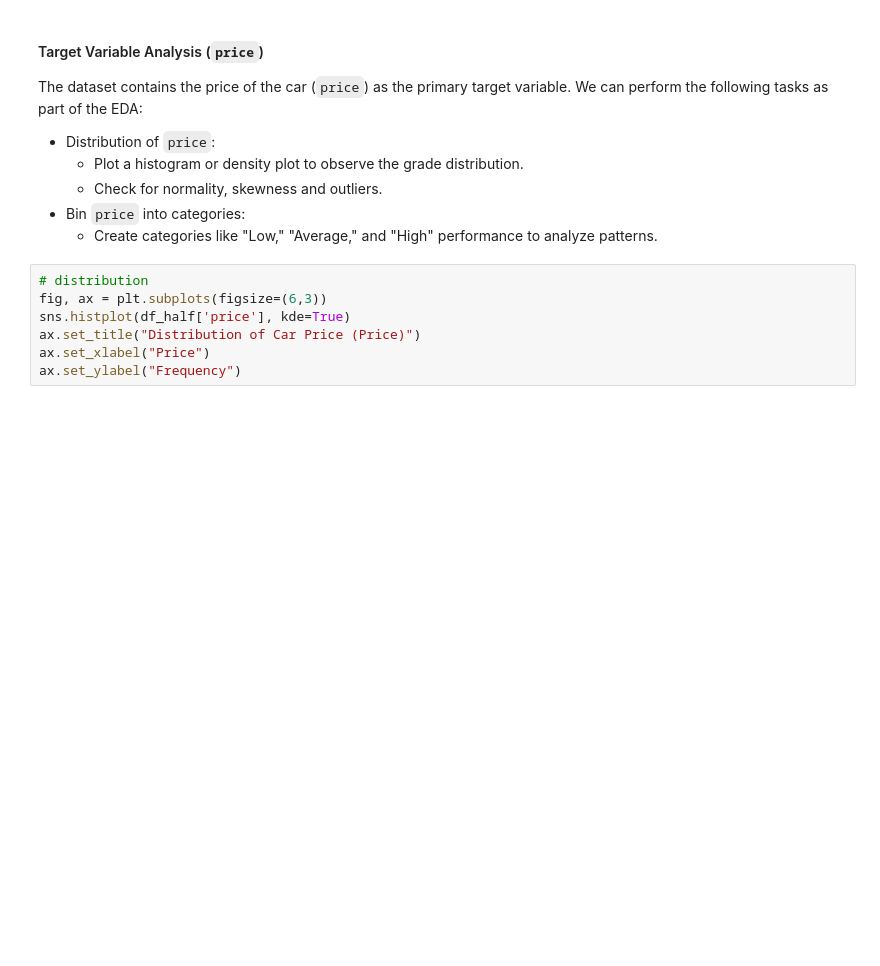
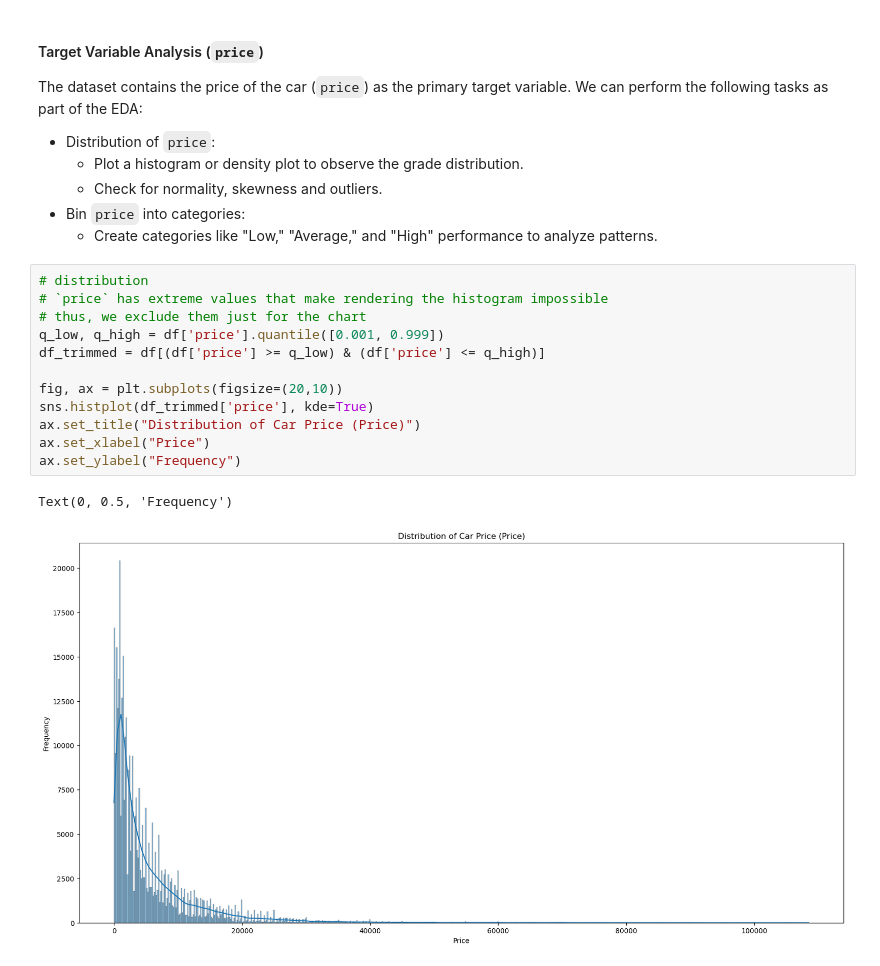
Before and after one commit to hadjoullis/epl448, a Jupyter notebook: demo.ipynb, the cells around one changed output. Drawn from its saved outputs; the diff is of its cells as text; blank space fills up the shorter version.

Commit message:
histplot and boxplot

```diff
--- a/demo.ipynb
+++ b/demo.ipynb
@@ -160,8 +160,16 @@ The dataset contains the price of the car (`price`) as the primary target variab
     * Create categories like "Low," "Average," and "High" performance to analyze patterns.
 # %%
 # distribution
-fig, ax = plt.subplots(figsize=(6,3))
-sns.histplot(df_half['price'], kde=True)
+# `price` has extreme values that make rendering the histogram impossible
+# thus, we exclude them just for the chart
+q_low, q_high = df['price'].quantile([0.001, 0.999])
+df_trimmed = df[(df['price'] >= q_low) & (df['price'] <= q_high)]
+
+fig, ax = plt.subplots(figsize=(20,10))
+sns.histplot(df_trimmed['price'], kde=True)
 ax.set_title("Distribution of Car Price (Price)")
 ax.set_xlabel("Price")
 ax.set_ylabel("Frequency")
+# %% [output]
+Text(0, 0.5, 'Frequency')
+[figure, added]
```
Also changed, not shown: parts of 5 cells of this notebook.
